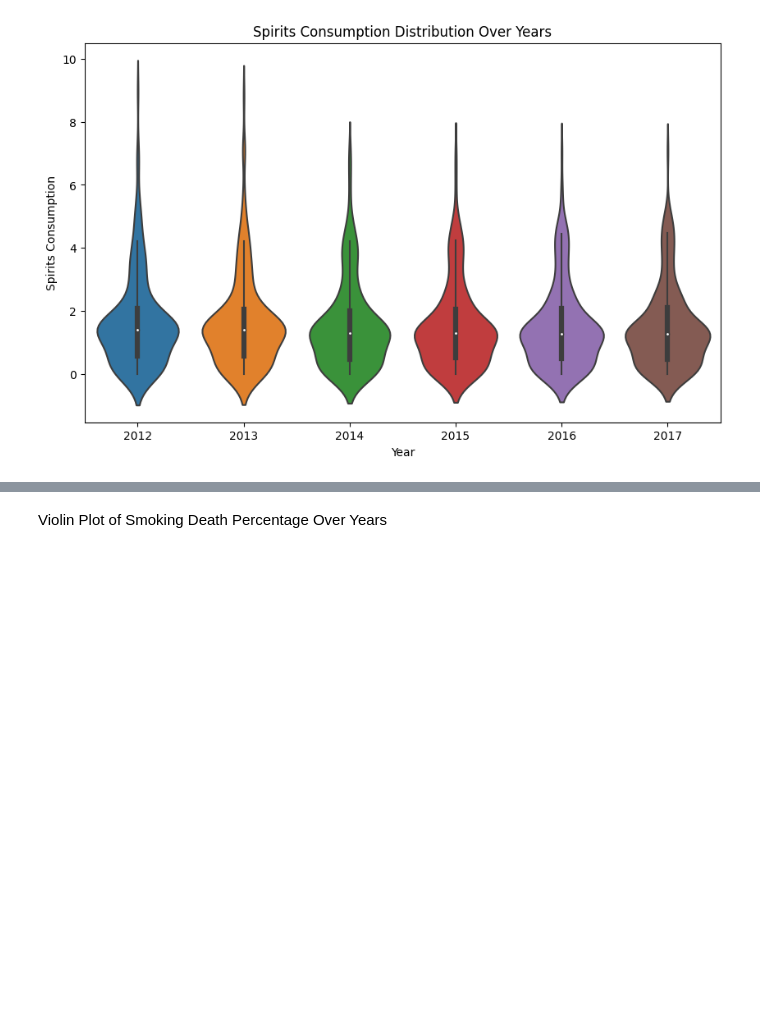
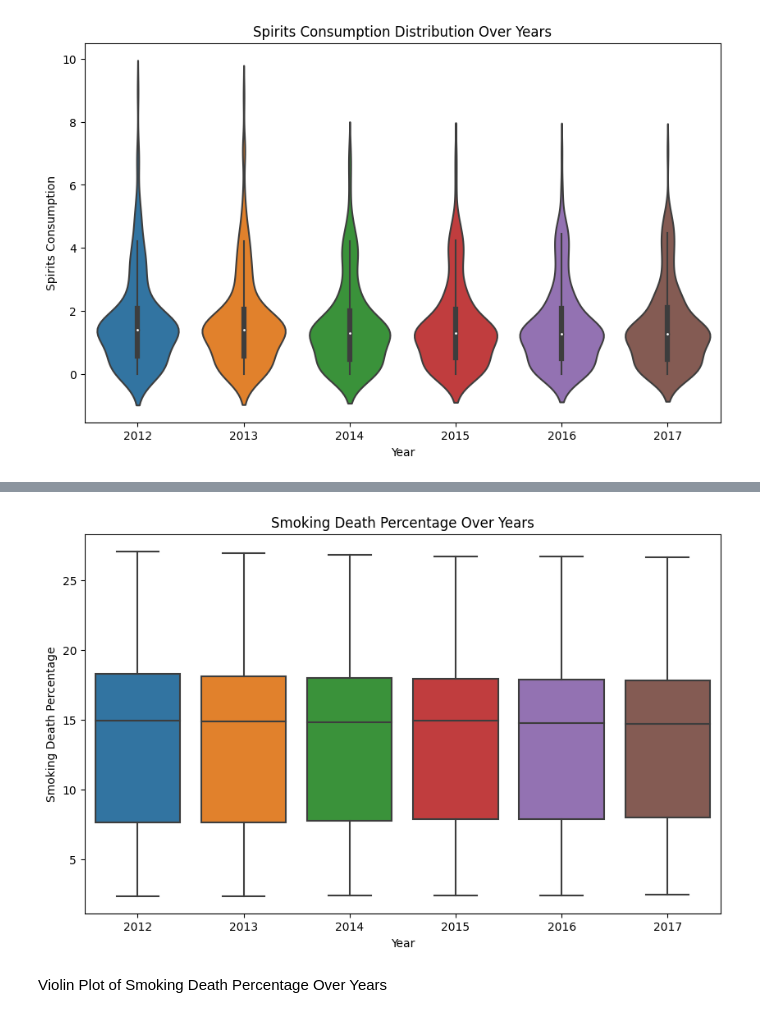
Before and after one commit to tulisamarth123/tulisamarth123.github.io, a Jupyter notebook: final_tutorial_notebook.ipynb, the cells around one changed output, grey strips where cells are left out. Saved outputs shown, nothing was run; the diff lists cells and outputs as text; code cells hidden in the pictures; blank space fills up the shorter version.

```diff
--- a/final_tutorial_notebook.ipynb
+++ b/final_tutorial_notebook.ipynb
@@ -658,3 +682,7 @@ plt.show()
+# %%
+feature_boxplot("Smoking Death Percentage","Smoking Death Percentage Over Years")
+# %% [output]
+[figure, added]
 # %% [markdown]
 Violin Plot of Smoking Death Percentage Over Years
 # %%
```
Also changed, not shown: parts of 17 cells of this notebook.
